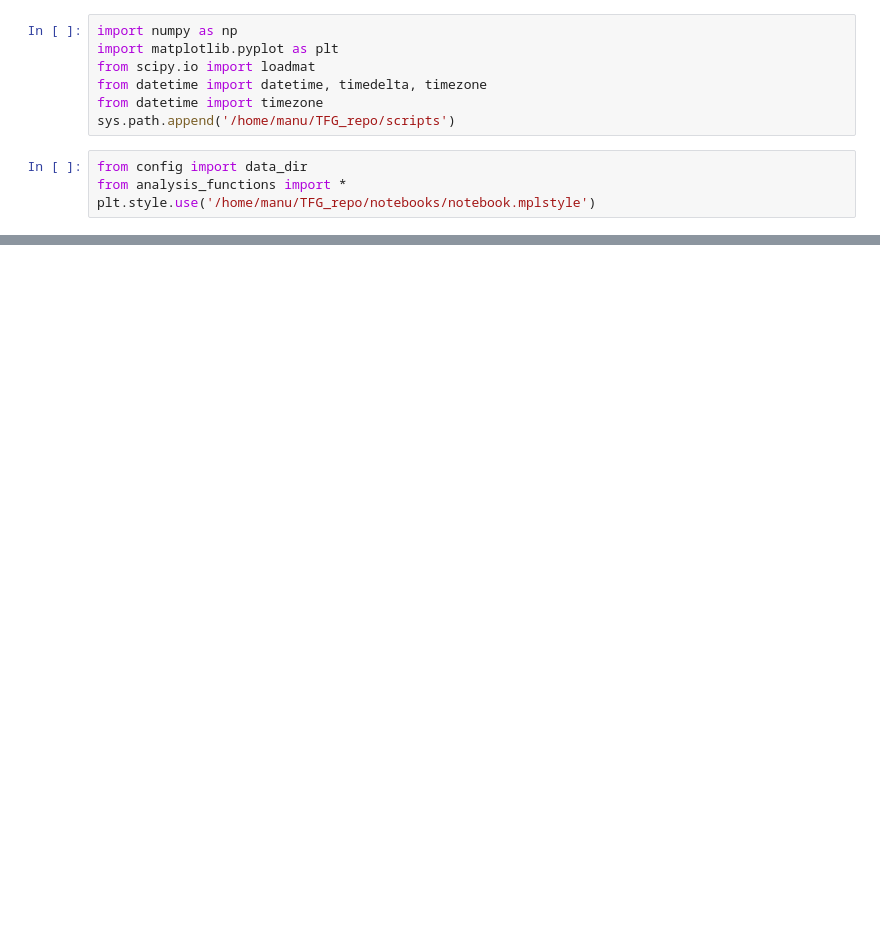
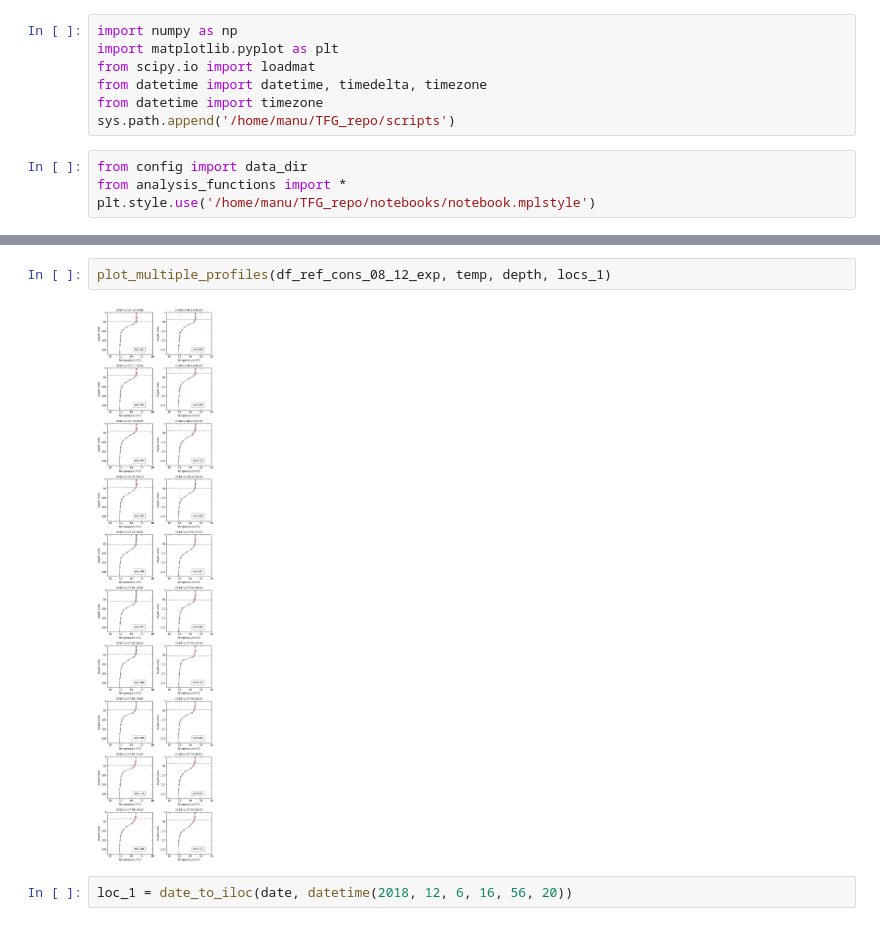
Before and after one commit to manufrn/TFG, a Jupyter notebook: notebooks/Compare_different_SHDRs.ipynb, the cells around one changed output, grey strips where cells are left out. Saved outputs shown, nothing was run; the diff lists cells and outputs as text; blank space fills up the shorter version.

```diff
--- a/notebooks/Compare_different_SHDRs.ipynb
+++ b/notebooks/Compare_different_SHDRs.ipynb
@@ -32,0 +29,6 @@ Name: b3, dtype: float64
+# %%
+plot_multiple_profiles(df_ref_cons_08_12_exp, temp, depth, locs_1)
+# %% [output]
+[figure, added]
+# %%
+loc_1 = date_to_iloc(date, datetime(2018, 12, 6, 16, 56, 20))
```
Also changed, not shown: parts of 31 cells of this notebook, 11 other files.
